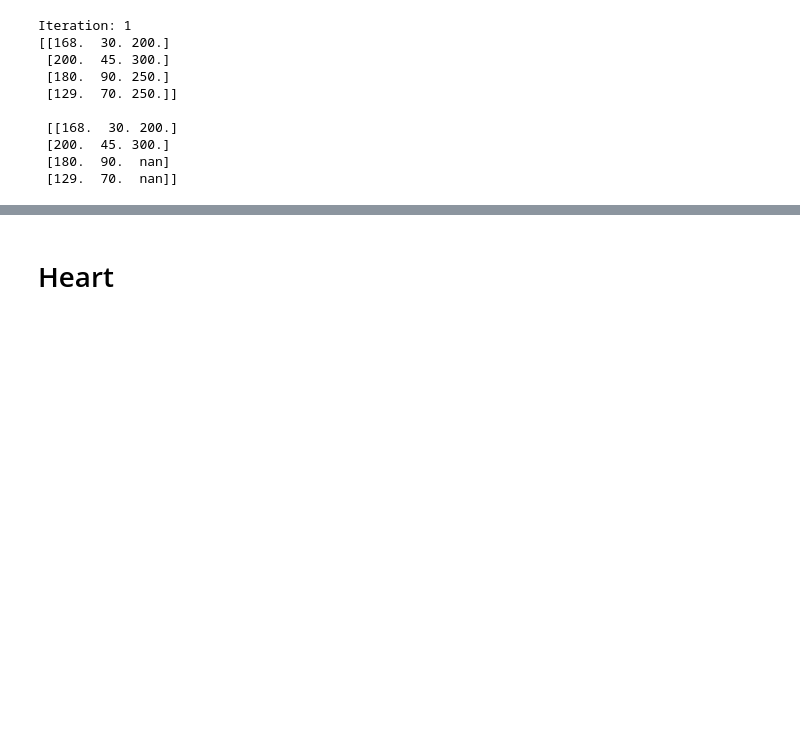
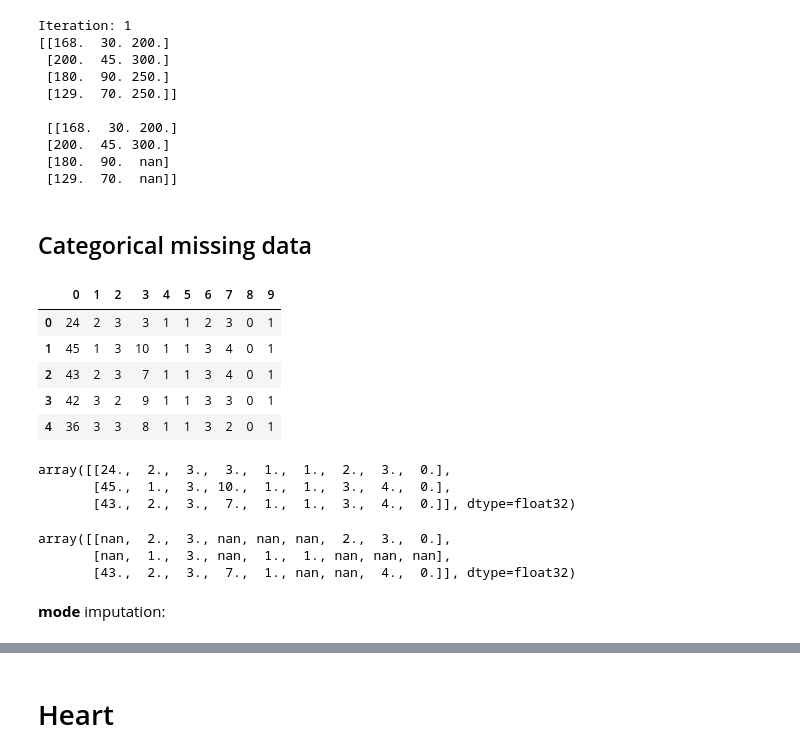
Before and after one commit to thunguyen177/tutorials, a Jupyter notebook: missing data imputation.ipynb, the cells around one changed output, grey strips where cells are left out. Saved outputs shown, nothing was run; the diff lists cells and outputs as text; code cells hidden in the pictures; blank space fills up the shorter version.

```diff
--- a/missing data imputation.ipynb
+++ b/missing data imputation.ipynb
@@ -162,3 +168,5 @@ Iteration: 1
  [200.  45. 300.]
  [180.  90.  nan]
  [129.  70.  nan]]
+# %% [markdown]
+## Categorical missing data
@@ -164,0 +191,28 @@ Iteration: 1
+# %%
+data = pd.read_csv('https://archive.ics.uci.edu/ml/machine-learning-databases/cmc/cmc.data',
+                  sep = ",", header = None)
+data.head()
+# %% [output]
+|  | 0 | 1 | 2 | 3 | 4 | 5 | 6 | 7 | 8 | 9 |
+| 0 | 24 | 2 | 3 | 3 | 1 | 1 | 2 | 3 | 0 | 1 |
+| 1 | 45 | 1 | 3 | 10 | 1 | 1 | 3 | 4 | 0 | 1 |
+| 2 | 43 | 2 | 3 | 7 | 1 | 1 | 3 | 4 | 0 | 1 |
+| 3 | 42 | 3 | 2 | 9 | 1 | 1 | 3 | 3 | 0 | 1 |
+| 4 | 36 | 3 | 3 | 8 | 1 | 1 | 3 | 2 | 0 | 1 |
+# %%
+data = data.to_numpy()
+X,y = data[:,:9].astype(np.float32),data[:,-1]
+X[:3]
+# %% [output]
+array([[24.,  2.,  3.,  3.,  1.,  1.,  2.,  3.,  0.],
+       [45.,  1.,  3., 10.,  1.,  1.,  3.,  4.,  0.],
+       [43.,  2.,  3.,  7.,  1.,  1.,  3.,  4.,  0.]], dtype=float32)
+# %%
+Xstar = generate_nan(X, 0.5)
+Xstar[:3]
+# %% [output]
+array([[nan,  2.,  3., nan, nan, nan,  2.,  3.,  0.],
+       [nan,  1.,  3., nan,  1.,  1., nan, nan, nan],
+       [43.,  2.,  3.,  7.,  1., nan, nan,  4.,  0.]], dtype=float32)
+# %% [markdown]
+**mode** imputation:
```
Also changed, not shown: parts of 13 cells of this notebook.
